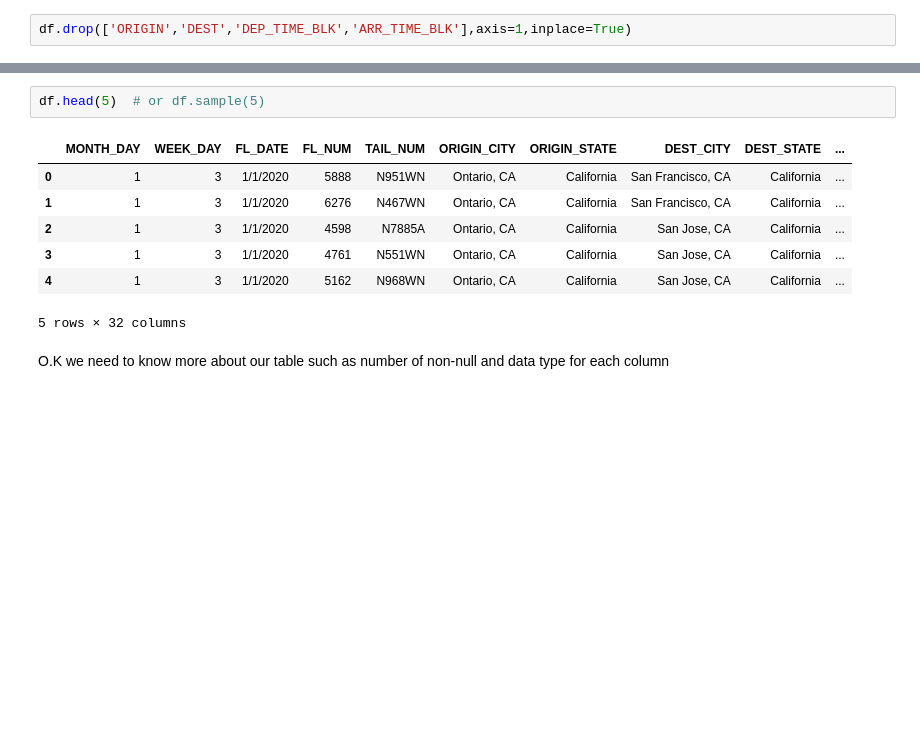
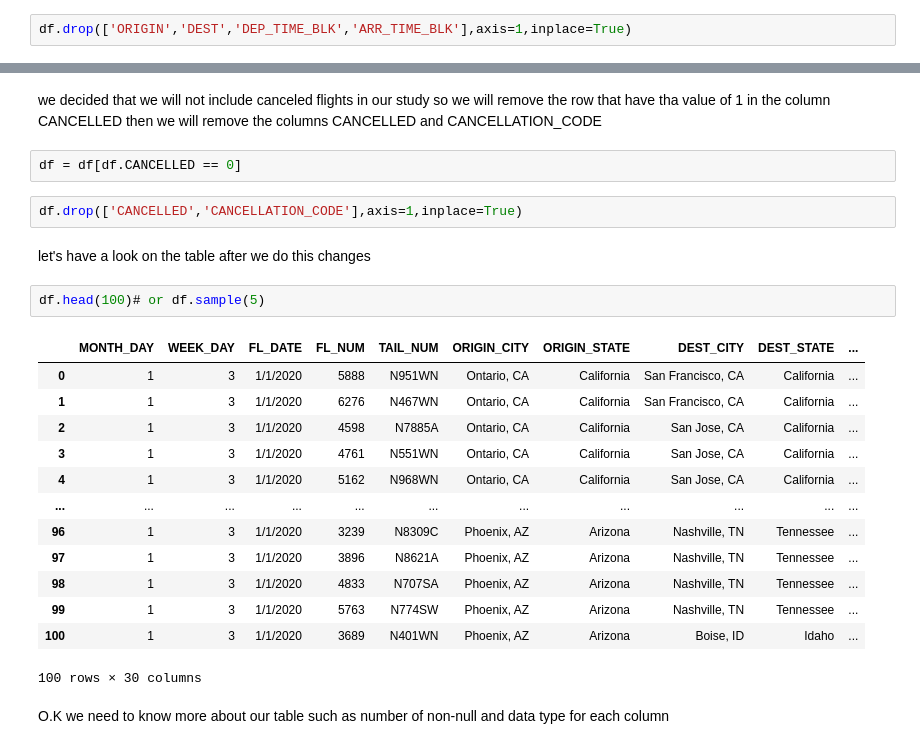
Before and after one commit to NawafNazer/Data_Science, a Jupyter notebook: My_Project.ipynb, the cells around one changed output, grey strips where cells are left out. Cells and saved outputs as stored; diff of their text form; blank space fills up the shorter version.

```diff
--- a/My_Project.ipynb
+++ b/My_Project.ipynb
@@ -44,12 +53,27 @@ let's have a look on the table after we do this changes
-# %%
-df.head(5)  # or df.sample(5)
-# %% [output]
-|  | MONTH_DAY | WEEK_DAY | FL_DATE | FL_NUM | TAIL_NUM | ORIGIN_CITY | ORIGIN_STATE | DEST_CITY | DEST_STATE | ... |
-| 0 | 1 | 3 | 1/1/2020 | 5888 | N951WN | Ontario, CA | California | San Francisco, CA | California | ... |
-| 1 | 1 | 3 | 1/1/2020 | 6276 | N467WN | Ontario, CA | California | San Francisco, CA | California | ... |
-| 2 | 1 | 3 | 1/1/2020 | 4598 | N7885A | Ontario, CA | California | San Jose, CA | California | ... |
-| 3 | 1 | 3 | 1/1/2020 | 4761 | N551WN | Ontario, CA | California | San Jose, CA | California | ... |
-| 4 | 1 | 3 | 1/1/2020 | 5162 | N968WN | Ontario, CA | California | San Jose, CA | California | ... |
-5 rows × 32 columns
+# %% [markdown]
+we decided that we will not include canceled flights in our study
+so we will remove the row that have tha value of 1 in the column CANCELLED then we will remove the columns CANCELLED and CANCELLATION_CODE
+# %%
+df = df[df.CANCELLED == 0]
+# %%
+df.drop(['CANCELLED','CANCELLATION_CODE'],axis=1,inplace=True)
+# %% [markdown]
+let's have a look on the table after we do this changes
+# %%
+df.head(100)# or df.sample(5)
+# %% [output]
+|  | MONTH_DAY | WEEK_DAY | FL_DATE | FL_NUM | TAIL_NUM | ORIGIN_CITY | ORIGIN_STATE | DEST_CITY | DEST_STATE | ... |
+| 0 | 1 | 3 | 1/1/2020 | 5888 | N951WN | Ontario, CA | California | San Francisco, CA | California | ... |
+| 1 | 1 | 3 | 1/1/2020 | 6276 | N467WN | Ontario, CA | California | San Francisco, CA | California | ... |
+| 2 | 1 | 3 | 1/1/2020 | 4598 | N7885A | Ontario, CA | California | San Jose, CA | California | ... |
+| 3 | 1 | 3 | 1/1/2020 | 4761 | N551WN | Ontario, CA | California | San Jose, CA | California | ... |
+| 4 | 1 | 3 | 1/1/2020 | 5162 | N968WN | Ontario, CA | California | San Jose, CA | California | ... |
+| ... | ... | ... | ... | ... | ... | ... | ... | ... | ... | ... |
+| 96 | 1 | 3 | 1/1/2020 | 3239 | N8309C | Phoenix, AZ | Arizona | Nashville, TN | Tennessee | ... |
+| 97 | 1 | 3 | 1/1/2020 | 3896 | N8621A | Phoenix, AZ | Arizona | Nashville, TN | Tennessee | ... |
+| 98 | 1 | 3 | 1/1/2020 | 4833 | N707SA | Phoenix, AZ | Arizona | Nashville, TN | Tennessee | ... |
+| 99 | 1 | 3 | 1/1/2020 | 5763 | N774SW | Phoenix, AZ | Arizona | Nashville, TN | Tennessee | ... |
+| 100 | 1 | 3 | 1/1/2020 | 3689 | N401WN | Phoenix, AZ | Arizona | Boise, ID | Idaho | ... |
+100 rows × 30 columns
 # %% [markdown]
 O.K we need to know more about our table such as number of non-null and data type for each column
```
Also changed, not shown: parts of 28 cells of this notebook.
